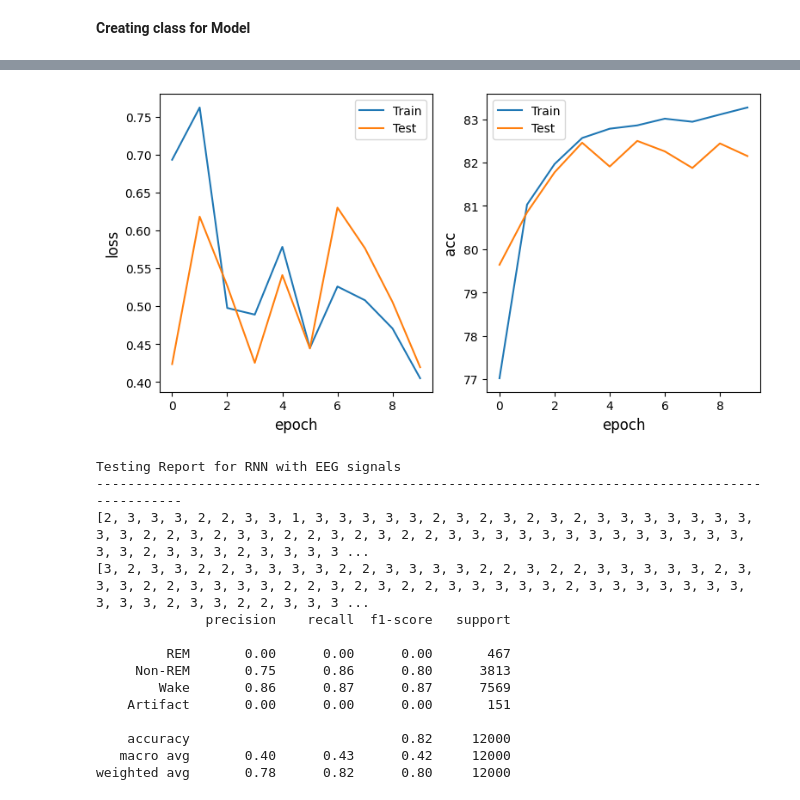
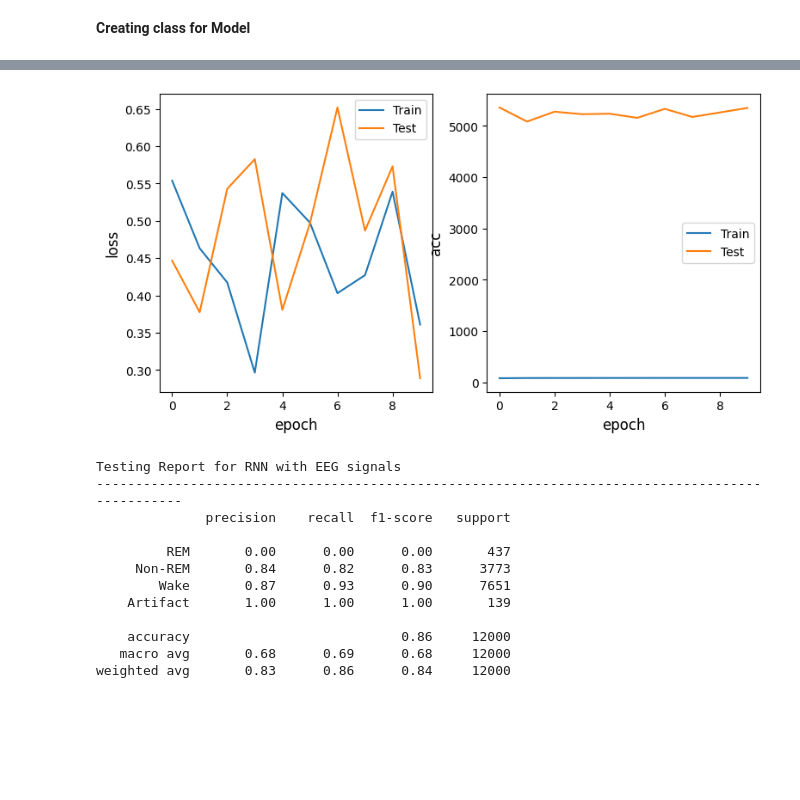
Before and after one commit to audsostrom/mice-sleep-analysis, a Jupyter notebook: LilRNN.ipynb, the cells around one changed output, grey strips where cells are left out. Saved outputs shown, nothing was run; the diff lists cells and outputs as text; code cells hidden in the pictures; blank space fills up the shorter version.

Commit message:
adding artifacting to the RNN

```diff
--- a/LilRNN.ipynb
+++ b/LilRNN.ipynb
@@ -138,7 +138,7 @@ def train(model, train_data_gen, criterion, optimizer, device):
 
     return num_correct, loss.item()
 # %%
-def test(model, test_data_gen, criterion, device):
+def test(model, test_data_gen, criterion, device, confidence_level):
     # Set the model to evaluation mode. This will turn off layers that would
     # otherwise behave differently during training, such as dropout.
     model.eval()
@@ -160,11 +160,23 @@ def test(model, test_data_gen, criterion, device):
 
             output = output[:, -1, :]
 
+            # y_pred = output.argmax(dim=1)
+
             loss = criterion(output, target)
 
-            y_pred = output.argmax(dim=1)
+            # y_pred = output.argmax(dim=1)
+            pred_value, y_pred = output.data.max(1, keepdim=True) # get the index of the max log-probability
 
             for i in range(len(target)):
+                if 4 in target[i]:
+                    target[i] = 4
+                    y_pred[i] = 4
+
+                #if the predicted value is lower that the confidence level, set the predicted value to 0 and the target value to 0
+                if pred_value[i] < confidence_level:
+                    y_pred[i] = 4
+                    target[i] = 4
+
                 predictions.append(y_pred[i].item())
                 label_list.append(target[i].item())
 
@@ -173,7 +185,7 @@ def test(model, test_data_gen, criterion, device):
 
     return num_correct, loss.item(), predictions, label_list
 # %%
-def train_and_test(model, train_data_gen, test_data_gen, criterion, optimizer, max_epochs, verbose=True):
+def train_and_test(model, train_data_gen, test_data_gen, criterion, optimizer, max_epochs, confidence_level, verbose=True):
     # Automatically determine the device that PyTorch should use for computation
     device = torch.device('cuda:0' if torch.cuda.is_available() else 'cpu')
 
@@ -194,10 +206,12 @@ def train_and_test(model, train_data_gen, test_data_gen, criterion, optimizer, m
         history_train['acc'].append(accuracy)
 
         # Do the same for the testing loop
-        num_correct, loss, preds, true_labels = test(model, test_data_gen, criterion, device)
+        num_correct, loss, preds, true_labels = test(model, test_data_gen, criterion, device, confidence_level)
         accuracy = float(num_correct) / (len(test_data_gen) * test_data_gen.batch_size) * 100
         history_test['loss'].append(loss)
         history_test['acc'].append(accuracy)
+
+        """fix this calculation"""
 
         if verbose or epoch + 1 == max_epochs:
             print(f'[Epoch {epoch + 1}/{max_epochs}]'
@@ -229,9 +243,10 @@ model       = SimpleRNN(input_size, hidden_size, output_size)
 criterion   = torch.nn.CrossEntropyLoss()
 optimizer   = torch.optim.RMSprop(model.parameters(), lr=0.01)
 max_epochs  = 10
+confidence = -0.5
 
 # Train the model
 #train(model, train_loader, criterion, optimizer, device)
-best_model, predictions, label_list = train_and_test(model, train_loader, val_loader, criterion, optimizer, max_epochs, verbose=True)
+best_model, predictions, label_list = train_and_test(model, train_loader, val_loader, criterion, optimizer, max_epochs, confidence, verbose=True)
 # %% [output]
 200
@@ -248,4 +263,4 @@ best_model, predictions, label_list = train_and_test(model, train_loader, val_lo
-[figure, old version]
+[figure, new version]
 # %%
 from sklearn.metrics import classification_report
 target_names = ['REM', 'Non-REM', 'Wake', 'Artifact']
@@ -255,15 +270,13 @@ print(classification_report(label_list, predictions, labels=[1,2,3,4], target_na
 # %% [output]
 Testing Report for RNN with EEG signals
 ------------------------------------------------------------------------------------------------
-[2, 3, 3, 3, 2, 2, 3, 3, 1, 3, 3, 3, 3, 3, 2, 3, 2, 3, 2, 3, 2, 3, 3, 3, 3, 3, 3, 3, 3, 3, 2, 2, 3, 2, 3, 3, 2, 2, 3, 2, 3, 2, 2, 3, 3, 3, 3, 3, 3, 3, 3, 3, 3, 3, 3, 3, 3, 3, 2, 3, 3, 3, 2, 3, 3, 3, 3 ...
-[3, 2, 3, 3, 2, 2, 3, 3, 3, 3, 2, 2, 3, 3, 3, 3, 2, 2, 3, 2, 2, 3, 3, 3, 3, 3, 2, 3, 3, 3, 2, 2, 3, 3, 3, 3, 2, 2, 3, 2, 3, 2, 2, 3, 3, 3, 3, 3, 2, 3, 3, 3, 3, 3, 3, 3, 3, 3, 3, 2, 3, 3, 2, 2, 3, 3, 3 ...
               precision    recall  f1-score   support
 
-         REM       0.00      0.00      0.00       467
-     Non-REM       0.75      0.86      0.80      3813
-        Wake       0.86      0.87      0.87      7569
-    Artifact       0.00      0.00      0.00       151
+         REM       0.00      0.00      0.00       437
+     Non-REM       0.84      0.82      0.83      3773
+        Wake       0.87      0.93      0.90      7651
+    Artifact       1.00      1.00      1.00       139
 
-    accuracy                           0.82     12000
-   macro avg       0.40      0.43      0.42     12000
-weighted avg       0.78      0.82      0.80     12000
+    accuracy                           0.86     12000
+   macro avg       0.68      0.69      0.68     12000
+weighted avg       0.83      0.86      0.84     12000
```
Also changed, not shown: parts of 1 cell of this notebook.
